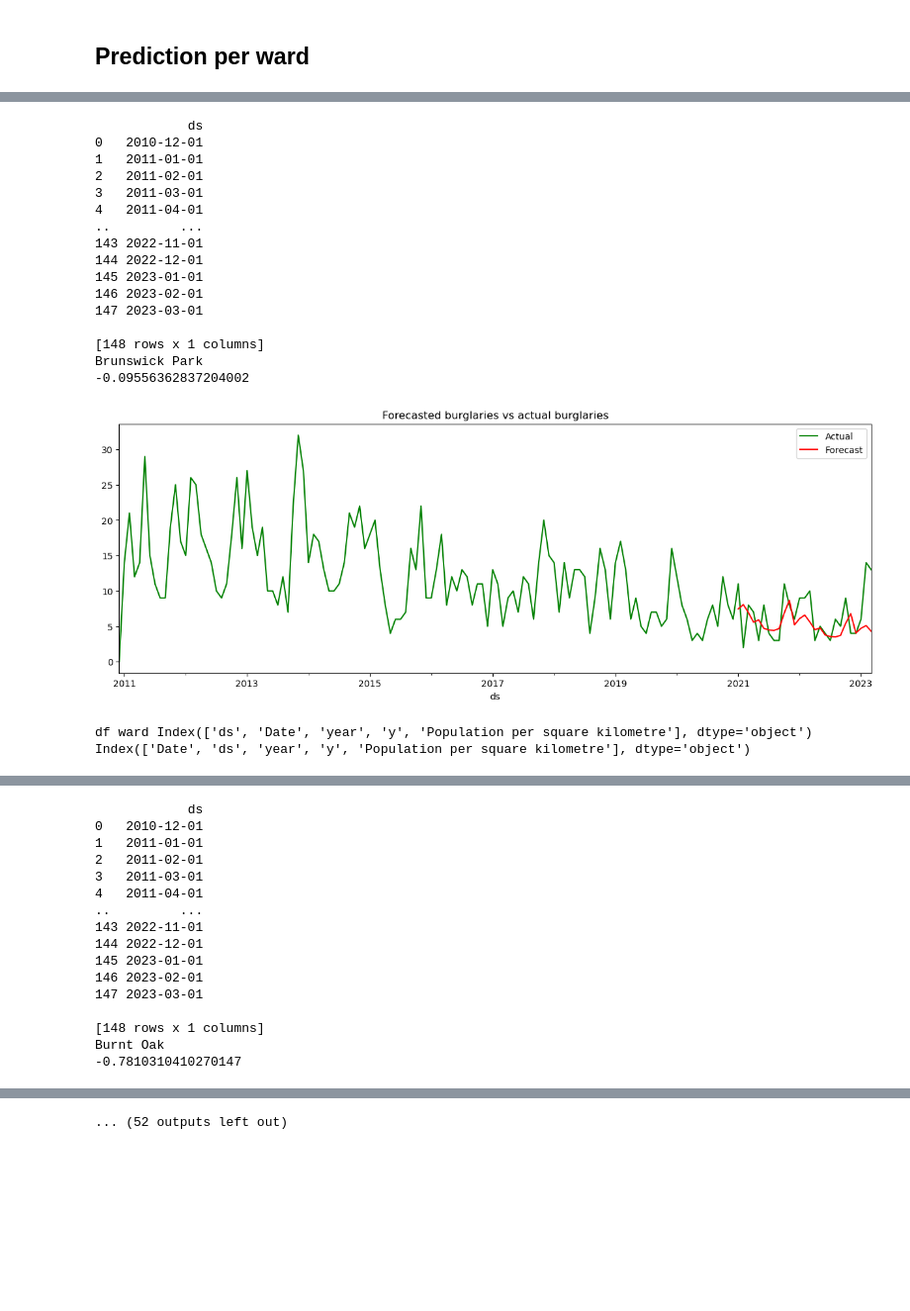
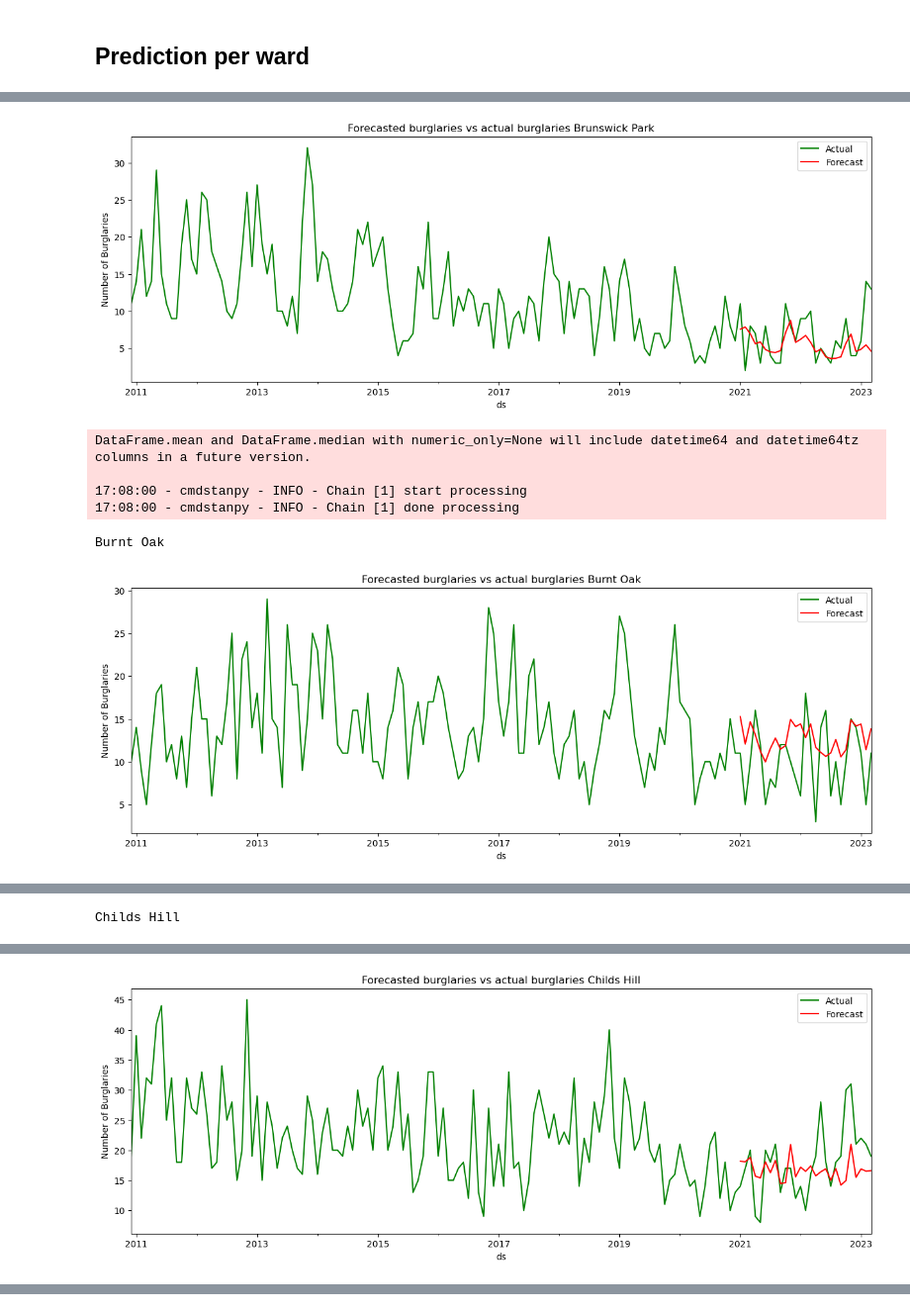
Before and after one commit to isavgt/JBG050-group11, a Jupyter notebook: forecast_prophet.ipynb, the cells around one changed output, grey strips where cells are left out. Shown at 99% size. Saved outputs shown, nothing was run; the diff lists cells and outputs as text; code cells hidden in the pictures; blank space fills up the shorter version.

Commit message:
added mean squared error

```diff
--- a/forecast_prophet.ipynb
+++ b/forecast_prophet.ipynb
@@ -123,10 +127,12 @@ best_model.plot_components(forecast)
 # %%
 # Create the dataframe
 file =  pd.read_csv('C:/Users/20203697/Downloads/filtered_df_utility_cols.csv')
-df_per_ward= file.sort_values(['Year','Month num'],ascending=False).groupby(['Ward', 'Year', 'Month num', 'Population per square kilometre'])['Crime type'].count()
+df_per_ward= file.sort_values(['Year','Month num'],ascending=False).groupby(['Ward', 'Year', 'Month num']).count()
 # Create a dataframe with the wanted dates
 dates = pd.date_range(start='12/1/2010', end='3/1/2023', freq='MS').to_frame()
 df_per_ward = df_per_ward.reset_index()
+print(df_per_ward['Ward'].unique())
+
 # Specify columns: ds, y, Date
 df_per_ward['day'] = 1
 df_per_ward = df_per_ward.reset_index()
@@ -136,5 +142,4 @@ df_per_ward['ds'] = pd.to_datetime(df_per_ward[['year', 'month', 'day']])
 df_per_ward['Date'] = df_per_ward['ds']
 dates['Date'] = dates[0]
 dates = dates[['Date']]
-print(df_per_ward.columns)
 # %% [output]
@@ -168,12 +176,13 @@ wards = ['Brunswick Park', 'Burnt Oak', 'Childs Hill', 'East Barnet',
        'East Finchley', 'Edgware', 'Finchley Church End', 'Garden Suburb',
        'Golders Green', 'Hendon', 'High Barnet', 'Mill Hill', 'Underhill',
        'West Finchley', 'West Hendon', 'Woodhouse']
+mse = []
+mae = []
 
 for ward in wards:
        # Select data of ward
        df_ward = df_per_ward[df_per_ward['Ward']==ward]
        df_ward = df_ward[['ds', 'Date', 'year', 'y', 'Population per square kilometre']]
-       print('df ward', df_ward.columns)
        # Merge with all dates to have a consistent dataframe
        df_ward = pd.merge(dates, df_ward, how="left", on='Date')
        df_ward['ds'] = df_ward['Date']
@@ -182,22 +191,26 @@ for ward in wards:
        df_ward['year'] = pd.DatetimeIndex(df_ward['Date']).year
        train_ward = df_ward[df_ward['year']<(training_upto+1)]
        test_ward = df_ward[(df_ward['year']>training_upto)]
-       print(df_ward.columns)
        best_model = Prophet(seasonality_mode= 'multiplicative', changepoint_prior_scale= 0.15, seasonality_prior_scale= 0.15, holidays_prior_scale= 0.01, holidays= holiday)
        best_model.add_regressor('Population per square kilometre')
        best_model.fit(train_ward)
        future_dates = best_model.make_future_dataframe(periods=forecast_upto, freq='MS')
-       print(future_dates)
        future_dates = pd.merge(future_dates, df_ward, how="left", on='ds')
        forecast = best_model.predict(future_dates)
        print(ward)
-       print(r2_score(test_ward[['y']], forecast['yhat'][-forecast_upto:]))
+       mae.append(mean_absolute_error(test_ward['y'], forecast['yhat'][-forecast_upto:]))
+       mse.append(mean_squared_error(test_ward['y'], forecast['yhat'][-forecast_upto:]))
        f, ax = plt.subplots(figsize=(14,5))
        f.set_figheight(5)
+       ax.set_xlabel("Year")
+       ax.set_ylabel("Number of Burglaries")
        f.set_figwidth(15)
 
        df_ward.plot(kind='line',x='ds',y='y', color='green',label='Actual', ax=ax)
        forecast[-forecast_upto:].plot(kind='line',x='ds', y='yhat', color='red', label='Forecast', ax=ax)
-       plt.title('Forecasted burglaries vs actual burglaries')
+       title = 'Forecasted burglaries vs actual burglaries ' + ward
+       plt.title(title)
        plt.show()
+
+print(np.mean(mae))
 # %% [output]
@@ -210,21 +222,9 @@ DataFrame.mean and DataFrame.median with numeric_only=None will include datetime
+[figure, new version]
-            ds
-0   2010-12-01
-1   2011-01-01
-2   2011-02-01
-3   2011-03-01
-4   2011-04-01
-..         ...
-143 2022-11-01
-144 2022-12-01
-145 2023-01-01
-146 2023-02-01
-147 2023-03-01
+DataFrame.mean and DataFrame.median with numeric_only=None will include datetime64 and datetime64tz columns in a future version.
 
-[148 rows x 1 columns]
-Brunswick Park
--0.09556362837204002
+17:08:00 - cmdstanpy - INFO - Chain [1] start processing
+17:08:00 - cmdstanpy - INFO - Chain [1] done processing
-[figure, old version]
-df ward Index(['ds', 'Date', 'year', 'y', 'Population per square kilometre'], dtype='object')
-Index(['Date', 'ds', 'year', 'y', 'Population per square kilometre'], dtype='object')
+Burnt Oak
+[figure, new version]
 DataFrame.mean and DataFrame.median with numeric_only=None will include datetime64 and datetime64tz columns in a future version.
 
@@ -233,16 +233 @@ DataFrame.mean and DataFrame.median with numeric_only=None will include datetime
-            ds
-0   2010-12-01
-1   2011-01-01
-2   2011-02-01
-3   2011-03-01
-4   2011-04-01
-..         ...
-143 2022-11-01
-144 2022-12-01
-145 2023-01-01
-146 2023-02-01
-147 2023-03-01
-
-[148 rows x 1 columns]
-Burnt Oak
--0.7810310410270147
+Childs Hill
@@ -249,0 +234 @@ Burnt Oak
+[figure, new version]
@@ -273 +241,0 @@ Childs Hill
-... (52 outputs left out)
```
Also changed, not shown: parts of 7 cells of this notebook.
